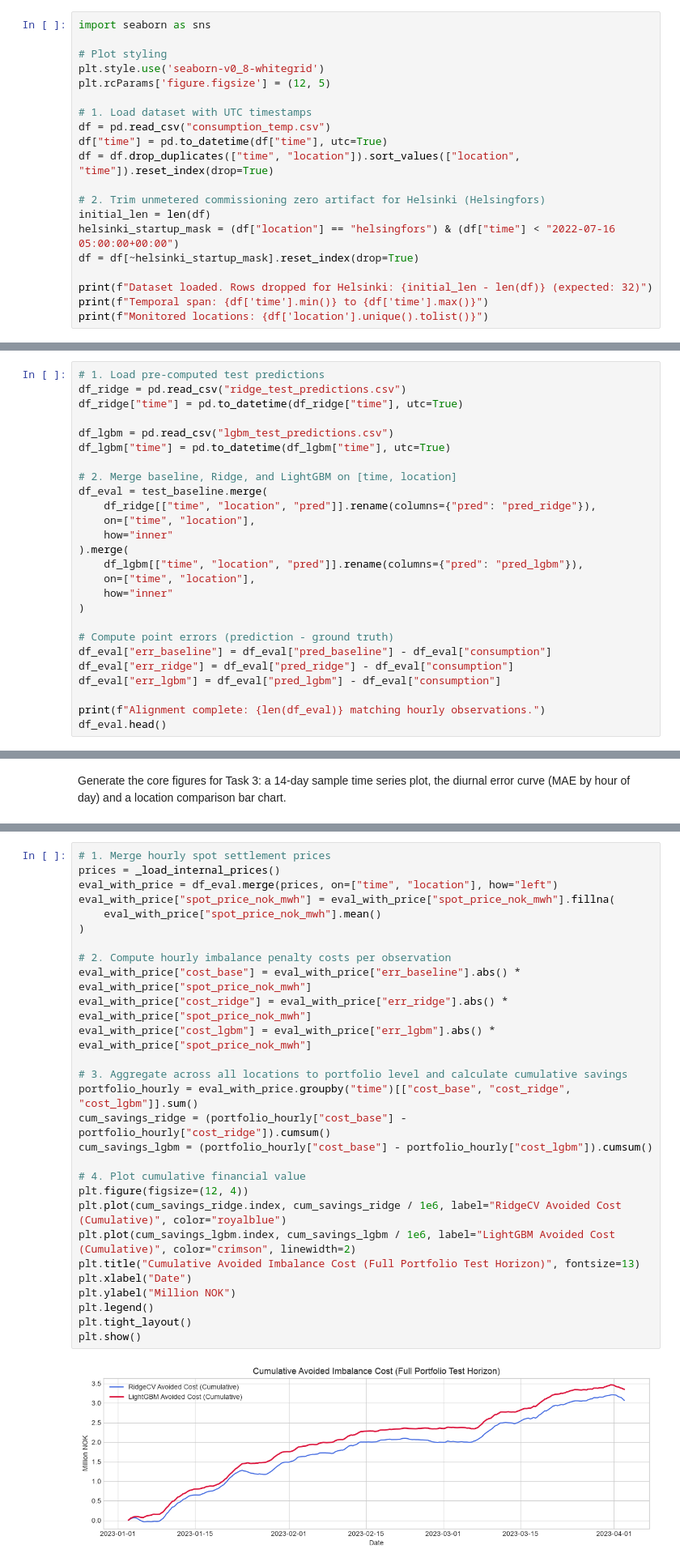
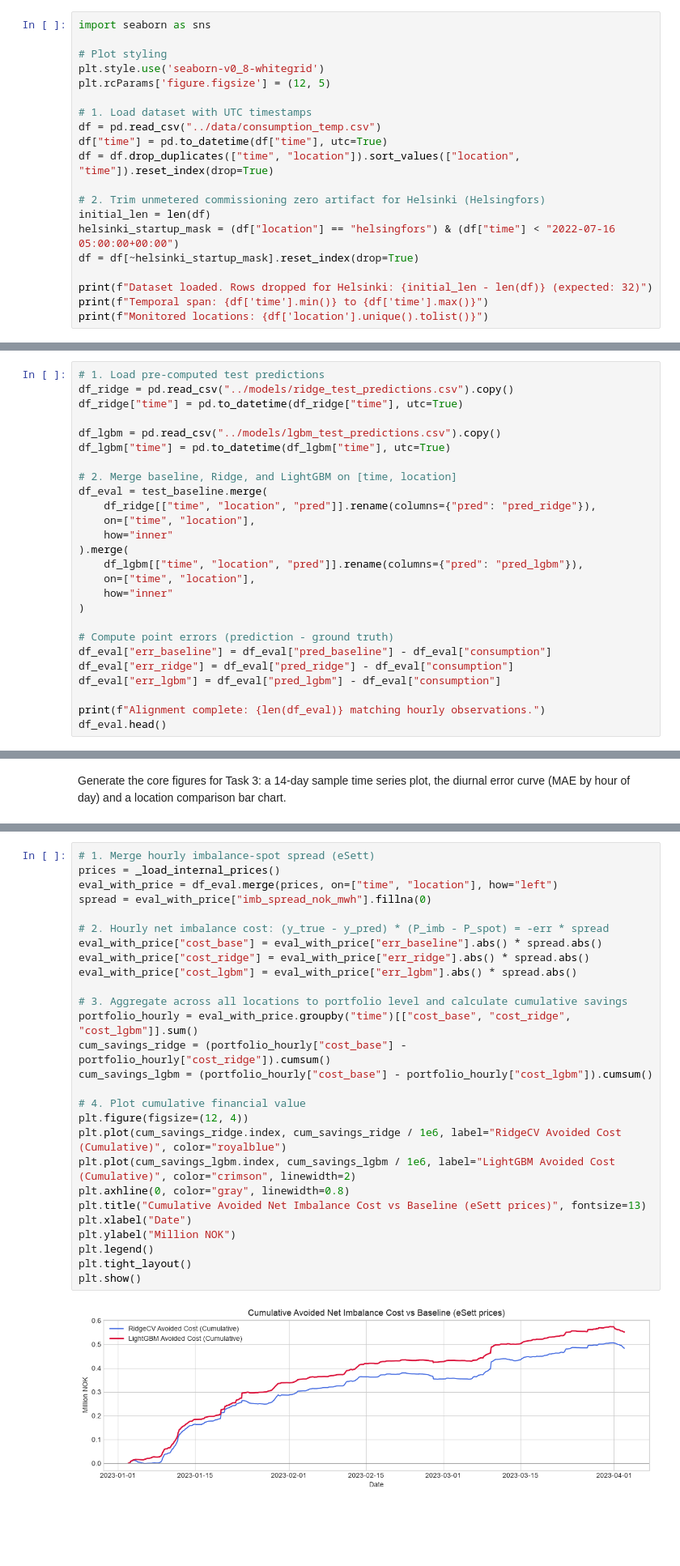
Before and after one commit to LukaAgostini/Aneo_group_project, a Jupyter notebook: notebooks/model_comparison_new.ipynb, the cells around one changed output, grey strips where cells are left out. Shown at 81% size. Drawn from its saved outputs; the diff is of its cells as text; blank space fills up the shorter version.

Commit message:
New price data + new model comparison

```diff
--- a/model_comparison.ipynb
+++ b/notebooks/model_comparison_new.ipynb
@@ -313,7 +323,7 @@ plt.style.use('seaborn-v0_8-whitegrid')
 plt.rcParams['figure.figsize'] = (12, 5)
 
 # 1. Load dataset with UTC timestamps
-df = pd.read_csv("consumption_temp.csv")
+df = pd.read_csv("../data/consumption_temp.csv")
 df["time"] = pd.to_datetime(df["time"], utc=True)
 df = df.drop_duplicates(["time", "location"]).sort_values(["location", "time"]).reset_index(drop=True)
 
@@ -352,10 +362,10 @@ Test records for baseline: 12960
 Read pre-computed predictions from `ridge_test_predictions.csv` and `lgbm_test_predictions.csv`, merging them into an aligned test evaluation table with residual errors.
 # %%
 # 1. Load pre-computed test predictions
-df_ridge = pd.read_csv("ridge_test_predictions.csv")
+df_ridge = pd.read_csv("../models/ridge_test_predictions.csv").copy()
 df_ridge["time"] = pd.to_datetime(df_ridge["time"], utc=True)
 
-df_lgbm = pd.read_csv("lgbm_test_predictions.csv")
+df_lgbm = pd.read_csv("../models/lgbm_test_predictions.csv").copy()
 df_lgbm["time"] = pd.to_datetime(df_lgbm["time"], utc=True)
 
 # 2. Merge baseline, Ridge, and LightGBM on [time, location]
@@ -572,30 +582,29 @@ Tracks total portfolio financial savings accumulated day by day across the 90-da
 # %%
-# 1. Merge hourly spot settlement prices
+# 1. Merge hourly imbalance-spot spread (eSett)
 prices = _load_internal_prices()
 eval_with_price = df_eval.merge(prices, on=["time", "location"], how="left")
-eval_with_price["spot_price_nok_mwh"] = eval_with_price["spot_price_nok_mwh"].fillna(
-    eval_with_price["spot_price_nok_mwh"].mean()
-)
+spread = eval_with_price["imb_spread_nok_mwh"].fillna(0)
 
-# 2. Compute hourly imbalance penalty costs per observation
-eval_with_price["cost_base"] = eval_with_price["err_baseline"].abs() * eval_with_price["spot_price_nok_mwh"]
-eval_with_price["cost_ridge"] = eval_with_price["err_ridge"].abs() * eval_with_price["spot_price_nok_mwh"]
-eval_with_price["cost_lgbm"] = eval_with_price["err_lgbm"].abs() * eval_with_price["spot_price_nok_mwh"]
+# 2. Hourly net imbalance cost: (y_true - y_pred) * (P_imb - P_spot) = -err * spread
+eval_with_price["cost_base"] = eval_with_price["err_baseline"].abs() * spread.abs()
+eval_with_price["cost_ridge"] = eval_with_price["err_ridge"].abs() * spread.abs()
+eval_with_price["cost_lgbm"] = eval_with_price["err_lgbm"].abs() * spread.abs()
 
 # 3. Aggregate across all locations to portfolio level and calculate cumulative savings
 portfolio_hourly = eval_with_price.groupby("time")[["cost_base", "cost_ridge", "cost_lgbm"]].sum()
 cum_savings_ridge = (portfolio_hourly["cost_base"] - portfolio_hourly["cost_ridge"]).cumsum()
 cum_savings_lgbm = (portfolio_hourly["cost_base"] - portfolio_hourly["cost_lgbm"]).cumsum()
 
 # 4. Plot cumulative financial value
 plt.figure(figsize=(12, 4))
 plt.plot(cum_savings_ridge.index, cum_savings_ridge / 1e6, label="RidgeCV Avoided Cost (Cumulative)", color="royalblue")
 plt.plot(cum_savings_lgbm.index, cum_savings_lgbm / 1e6, label="LightGBM Avoided Cost (Cumulative)", color="crimson", linewidth=2)
-plt.title("Cumulative Avoided Imbalance Cost (Full Portfolio Test Horizon)", fontsize=13)
+plt.axhline(0, color="gray", linewidth=0.8)
+plt.title("Cumulative Avoided Net Imbalance Cost vs Baseline (eSett prices)", fontsize=13)
 plt.xlabel("Date")
 plt.ylabel("Million NOK")
 plt.legend()
 plt.tight_layout()
 plt.show()
 # %% [output]
-[figure, old version]
+[figure, new version]
```
Also changed, not shown: parts of 9 cells of this notebook, 21 other files.
